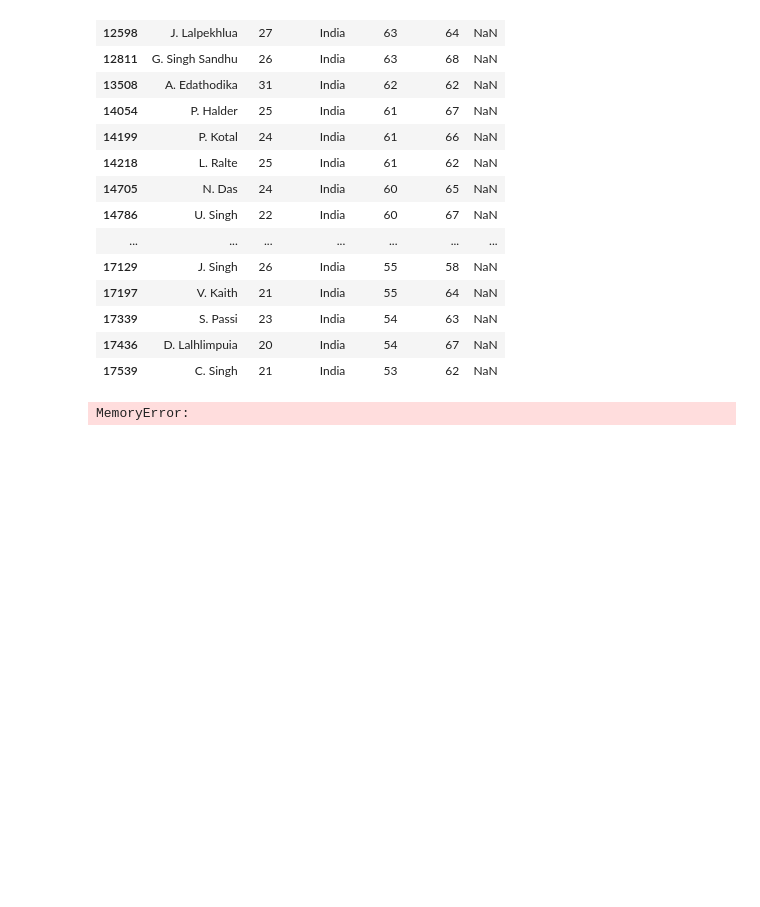
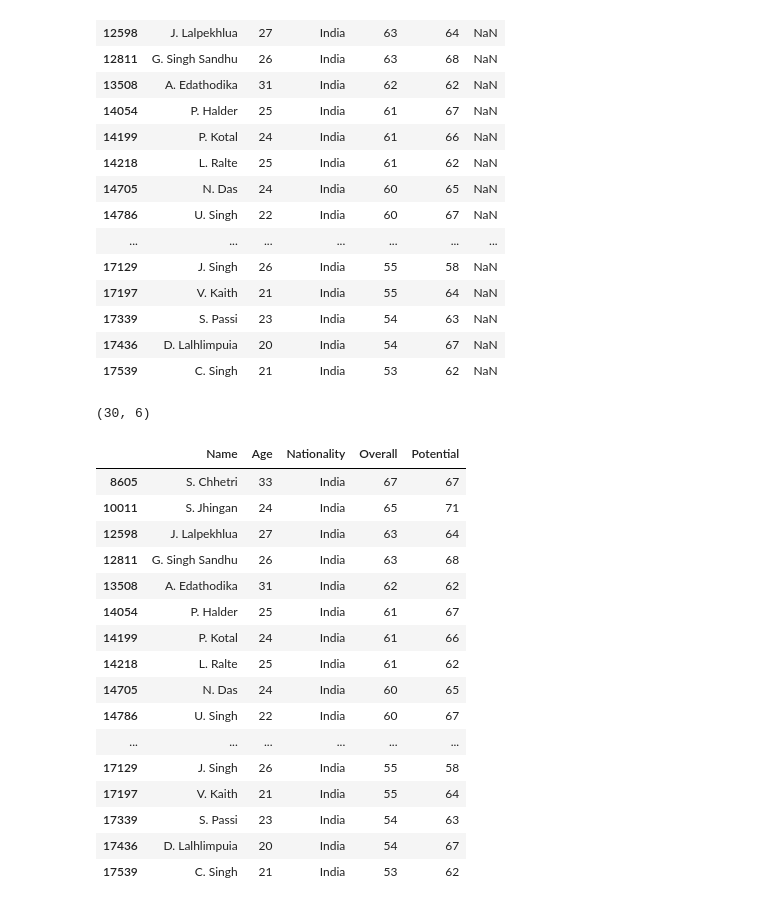
Before and after one commit to skyplane1/pythonscripts, a Jupyter notebook: Fifa.ipynb, the cells around one changed output. Drawn from its saved outputs; the diff is of its cells as text; code cells hidden in the pictures; blank space fills up the shorter version.

```diff
--- a/Fifa.ipynb
+++ b/Fifa.ipynb
@@ -56,7 +57,8 @@ Club           object
 dtype: object
 # %%
 #Locate all terms in fifa2 DF in the DF column 'Nationality' that is equal to India
-fifa2.loc[fifa2['Nationality'] == 'India']
+fifa_india = fifa2.loc[fifa2['Nationality'] == 'India']
+fifa_india
 # %% [output]
 |  | Name | Age | Nationality | Overall | Potential | Club |
 | 8605 | S. Chhetri | 33 | India | 67 | 67 | NaN |
@@ -75,11 +77,8 @@ fifa2.loc[fifa2['Nationality'] == 'India']
 | 17339 | S. Passi | 23 | India | 54 | 63 | NaN |
 | 17436 | D. Lalhlimpuia | 20 | India | 54 | 67 | NaN |
 | 17539 | C. Singh | 21 | India | 53 | 62 | NaN |
-# %%
-cols = list (fifa.columns)
-for i in cols:
-    str.lower(i)
-    cols.append(i)
-print(cols)
-# %% [output]
-MemoryError:
+# %%
+#to remove a column
+fifa_india.shape
+# %% [output]
+(30, 6)
@@ -85,0 +90,22 @@ MemoryError:
+# %%
+#to delete a row / Multiple rows
+fifa_india.drop([17129,17539], axis = 0)
+fifa_india
+# %% [output]
+|  | Name | Age | Nationality | Overall | Potential |
+| 8605 | S. Chhetri | 33 | India | 67 | 67 |
+| 10011 | S. Jhingan | 24 | India | 65 | 71 |
+| 12598 | J. Lalpekhlua | 27 | India | 63 | 64 |
+| 12811 | G. Singh Sandhu | 26 | India | 63 | 68 |
+| 13508 | A. Edathodika | 31 | India | 62 | 62 |
+| 14054 | P. Halder | 25 | India | 61 | 67 |
+| 14199 | P. Kotal | 24 | India | 61 | 66 |
+| 14218 | L. Ralte | 25 | India | 61 | 62 |
+| 14705 | N. Das | 24 | India | 60 | 65 |
+| 14786 | U. Singh | 22 | India | 60 | 67 |
+| ... | ... | ... | ... | ... | ... |
+| 17129 | J. Singh | 26 | India | 55 | 58 |
+| 17197 | V. Kaith | 21 | India | 55 | 64 |
+| 17339 | S. Passi | 23 | India | 54 | 63 |
+| 17436 | D. Lalhlimpuia | 20 | India | 54 | 67 |
+| 17539 | C. Singh | 21 | India | 53 | 62 |
```
Also changed, not shown: parts of 4 cells of this notebook.
